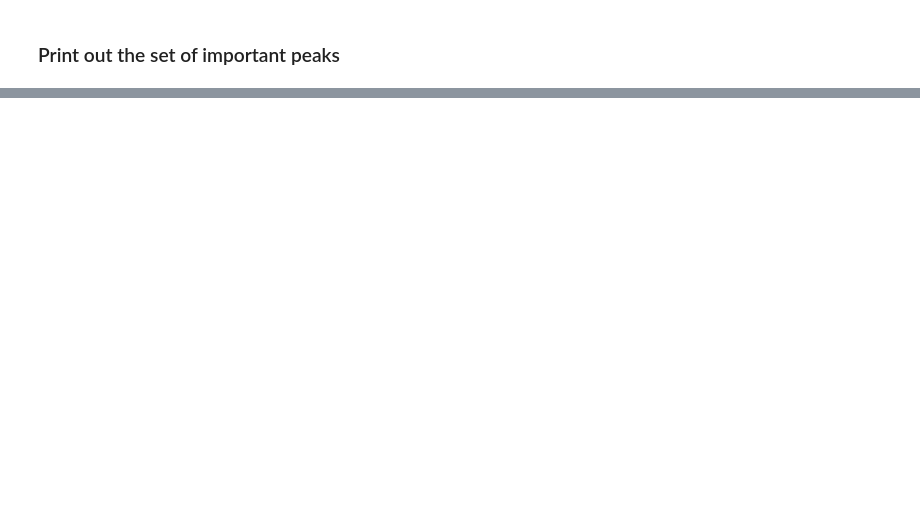
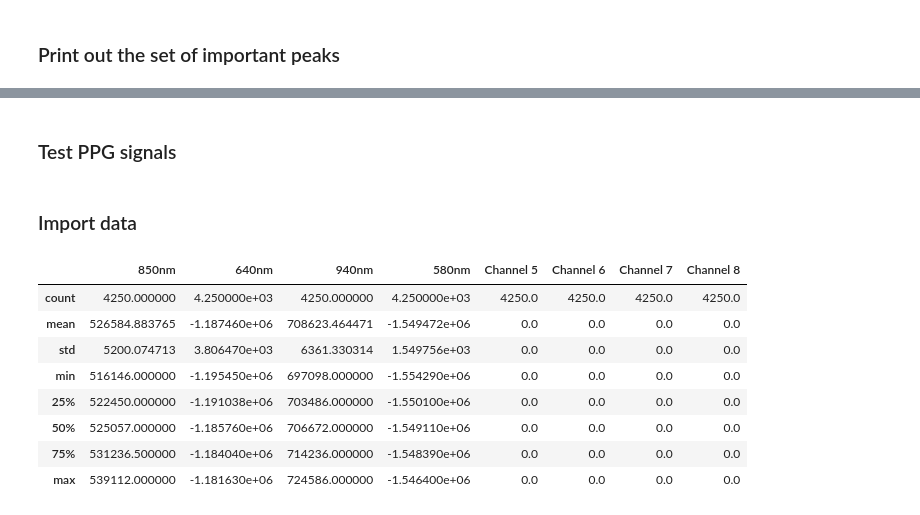
Before and after one commit to LongNguyen1984/TimeSeriesWithPython, a Jupyter notebook: FindImportantPoints.ipynb, the cells around one changed output, grey strips where cells are left out. Cells and saved outputs as stored; diff of their text form; code cells hidden in the pictures; blank space fills up the shorter version.

```diff
--- a/FindImportantPoints.ipynb
+++ b/FindImportantPoints.ipynb
@@ -174,0 +203,4 @@ plt.plot(maxSet, x[maxSet], 'x')
+# %% [markdown]
+### Test PPG signals
+# %% [markdown]
+### Import data
@@ -174,0 +210,12 @@ plt.plot(maxSet, x[maxSet], 'x')
+# %%
+ppg.describe()
+# %% [output]
+|  | 850nm | 640nm | 940nm | 580nm | Channel 5 | Channel 6 | Channel 7 | Channel 8 |
+| count | 4250.000000 | 4.250000e+03 | 4250.000000 | 4.250000e+03 | 4250.0 | 4250.0 | 4250.0 | 4250.0 |
+| mean | 526584.883765 | -1.187460e+06 | 708623.464471 | -1.549472e+06 | 0.0 | 0.0 | 0.0 | 0.0 |
+| std | 5200.074713 | 3.806470e+03 | 6361.330314 | 1.549756e+03 | 0.0 | 0.0 | 0.0 | 0.0 |
+| min | 516146.000000 | -1.195450e+06 | 697098.000000 | -1.554290e+06 | 0.0 | 0.0 | 0.0 | 0.0 |
+| 25% | 522450.000000 | -1.191038e+06 | 703486.000000 | -1.550100e+06 | 0.0 | 0.0 | 0.0 | 0.0 |
+| 50% | 525057.000000 | -1.185760e+06 | 706672.000000 | -1.549110e+06 | 0.0 | 0.0 | 0.0 | 0.0 |
+| 75% | 531236.500000 | -1.184040e+06 | 714236.000000 | -1.548390e+06 | 0.0 | 0.0 | 0.0 | 0.0 |
+| max | 539112.000000 | -1.181630e+06 | 724586.000000 | -1.546400e+06 | 0.0 | 0.0 | 0.0 | 0.0 |
```
Also changed, not shown: parts of 14 cells of this notebook.
